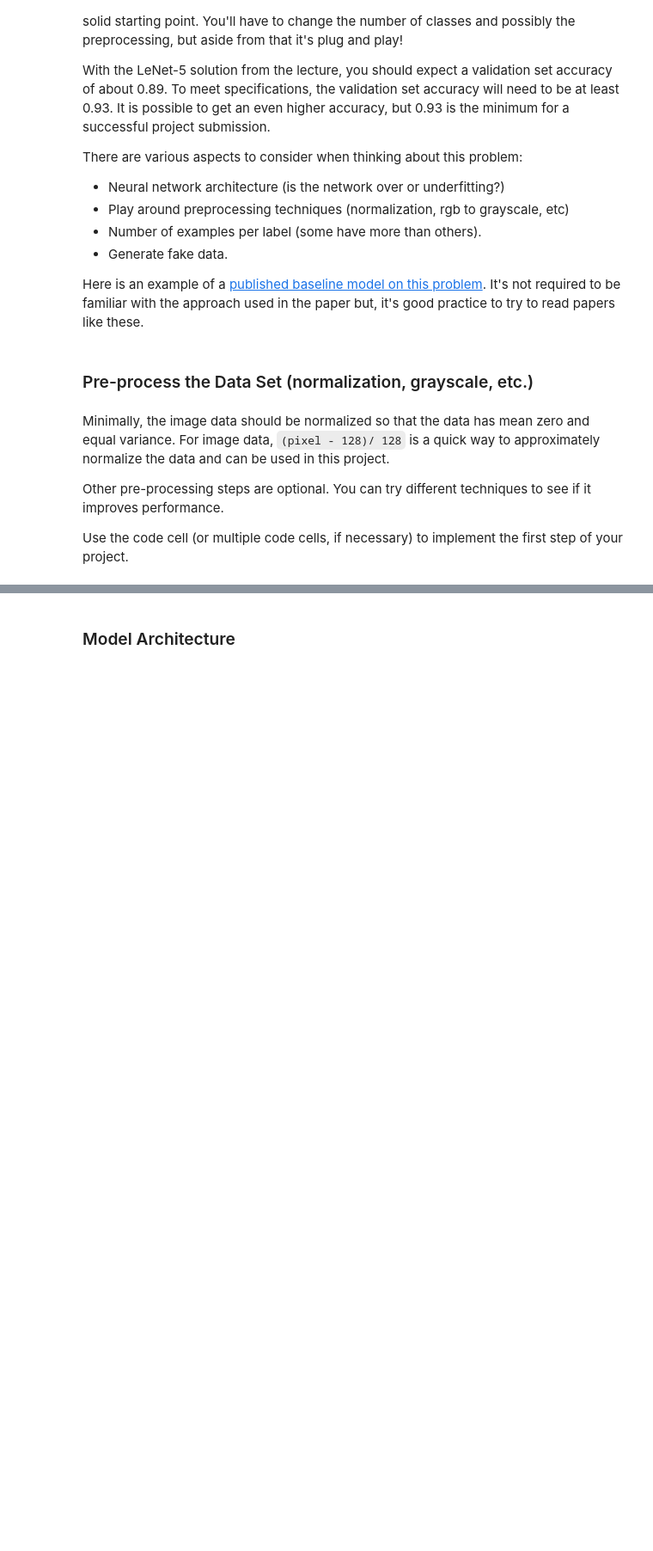
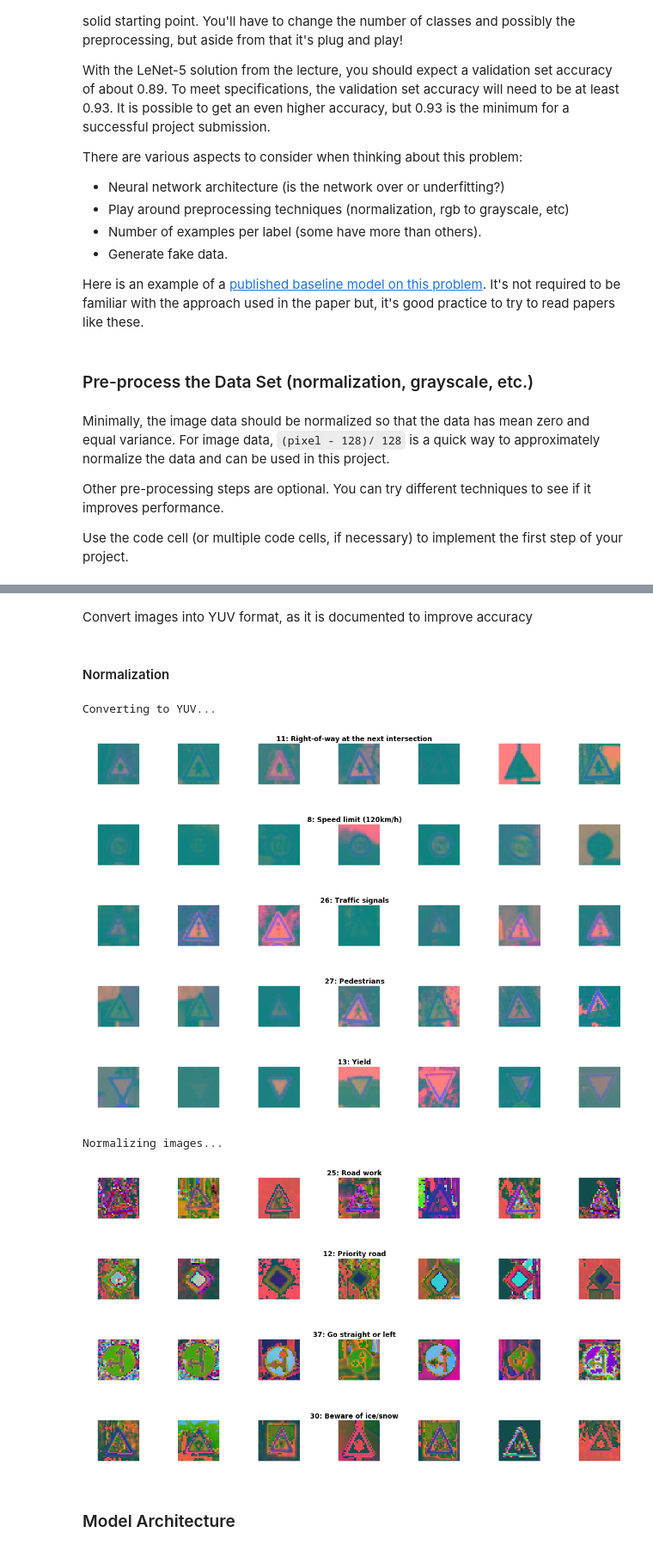
Before and after one commit to georgios-v/CarND-Traffic-Sign-Classifier-Project, a Jupyter notebook: Traffic_Sign_Classifier.ipynb, the cells around one changed output, grey strips where cells are left out. Shown: that part at 86% size. Saved outputs shown, nothing was run; the diff lists cells and outputs as text; code cells hidden in the pictures; blank space fills up the shorter version.

```diff
--- a/Traffic_Sign_Classifier.ipynb
+++ b/Traffic_Sign_Classifier.ipynb
@@ -272,0 +358,13 @@ one_hot_y = tf.one_hot(y, n_classes)
+# %% [markdown]
+Convert images into YUV format, as it is documented to improve accuracy
+# %%
+def apply_yuv(x):
+    x_yuv = {}
+    for lbl, images in x.items():
+        x_yuv[lbl] = []
+        for img in images:
+            img_yuv = cv2.cvtColor(img, cv2.COLOR_BGR2YUV)
+            x_yuv[lbl].append(img_yuv)
+    return x_yuv
+# %% [markdown]
+#### Normalization
@@ -273,2 +383,50 @@ one_hot_y = tf.one_hot(y, n_classes)
+# %%
+def preprocess(x, y, gen=GENERATION, sfl=SHUFFLE, bright=BRIGHTNESS, yuv=YUV, norm=NORMALIZATION, show=SHOW_SAMPLE*SAMPLE_SIZE):
+    global Y_gbl, Y_sample, n_train
+    if gen:
+        print("Generating new images...")
+        x['train'], y['train'] = apply_generation(x['train'], y['train'], y_frq=Y_freq['train'], y_gbl=Y_gbl['train'], plot=show)
+        if show:
+            print("Sample new images")
+            Y_gbl['train'] = group_by_lbl(y['train'][n_train:])
+            Y_sample = create_sample(Y_gbl)
+            show_sample(x, Y_sample, limit=show)
+        n_train = len(x['train'])
+    if sfl:
+        print("Shuffling train dataset...")
+        x['train'], y['train'] = apply_shuffle(x['train'], y['train'])
+        if show:
+            show_sample(x, Y_sample, limit=show)
+    if bright:
+        print("Improving brightness...")
+        x = apply_brightness(x)
+        if show:
+            show_sample(x, Y_sample, limit=show)
+    if yuv:
+        print("Converting to YUV...")
+        x = apply_yuv(x)
+        if show:
+            show_sample(x, Y_sample, limit=show)
+    if norm:
+        print("Normalizing images...")
+        x = apply_normalization(x)
+        if show:
+            show_sample(x, Y_sample, limit=show)
+
+    return x,y
+# %%
+X, Y = preprocess(X, Y)
+# %% [output]
+Converting to YUV...
+[figure, added]
+[figure, added]
+[figure, added]
+[figure, added]
+[figure, added]
+Normalizing images...
+[figure, added]
+[figure, added]
+[figure, added]
+[figure, added]
 # %% [markdown]
 ### Model Architecture
```
Also changed, not shown: parts of 34 cells of this notebook, 3 other files.
